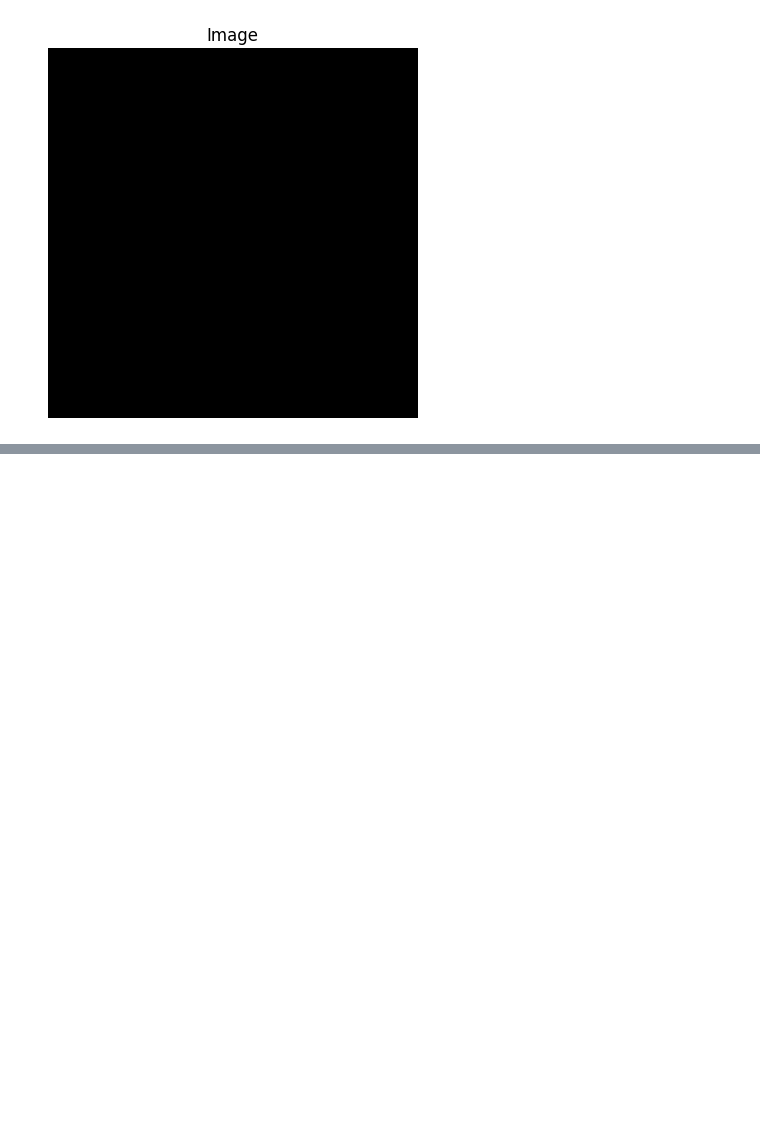
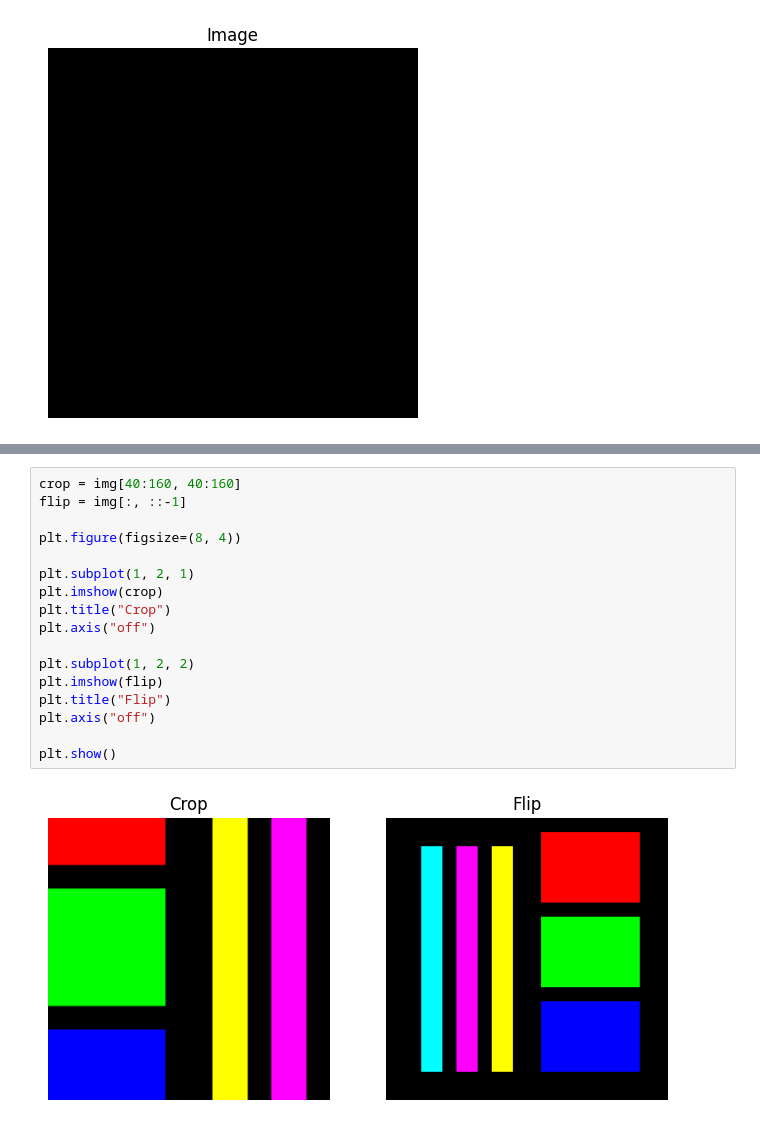
Before and after one commit to sahilmane69/Image-Pixel-Manipulator, a Jupyter notebook: mainfile.ipynb, the cells around one changed output, grey strips where cells are left out. Drawn from its saved outputs; the diff is of its cells as text; blank space fills up the shorter version.

```diff
--- a/mainfile.ipynb
+++ b/mainfile.ipynb
@@ -57,0 +49,19 @@ plt.show()
+# %%
+crop = img[40:160, 40:160]
+flip = img[:, ::-1]
+
+plt.figure(figsize=(8, 4))
+
+plt.subplot(1, 2, 1)
+plt.imshow(crop)
+plt.title("Crop")
+plt.axis("off")
+
+plt.subplot(1, 2, 2)
+plt.imshow(flip)
+plt.title("Flip")
+plt.axis("off")
+
+plt.show()
+# %% [output]
+[figure, added]
```
Also changed, not shown: parts of 9 cells of this notebook.
